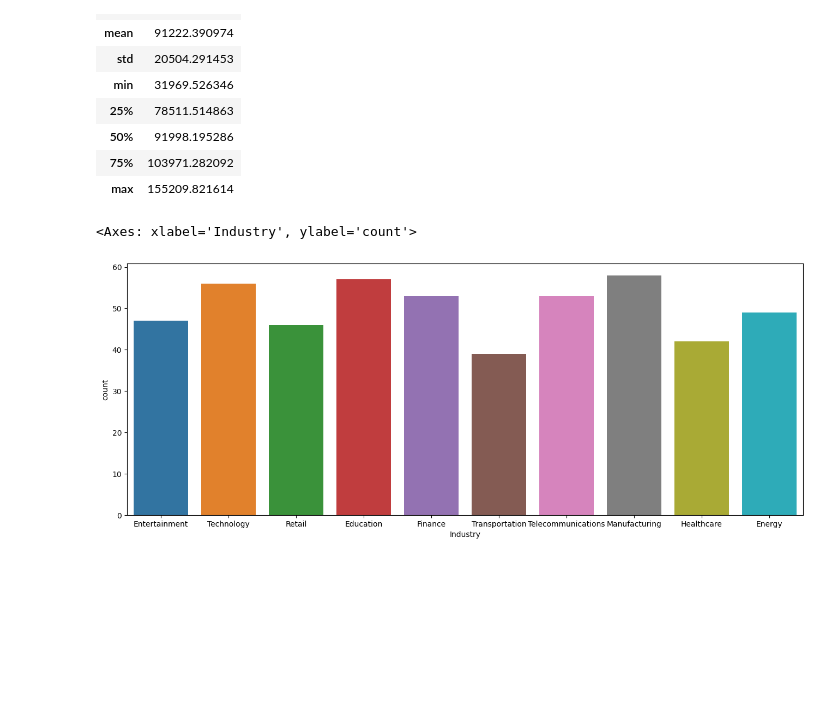
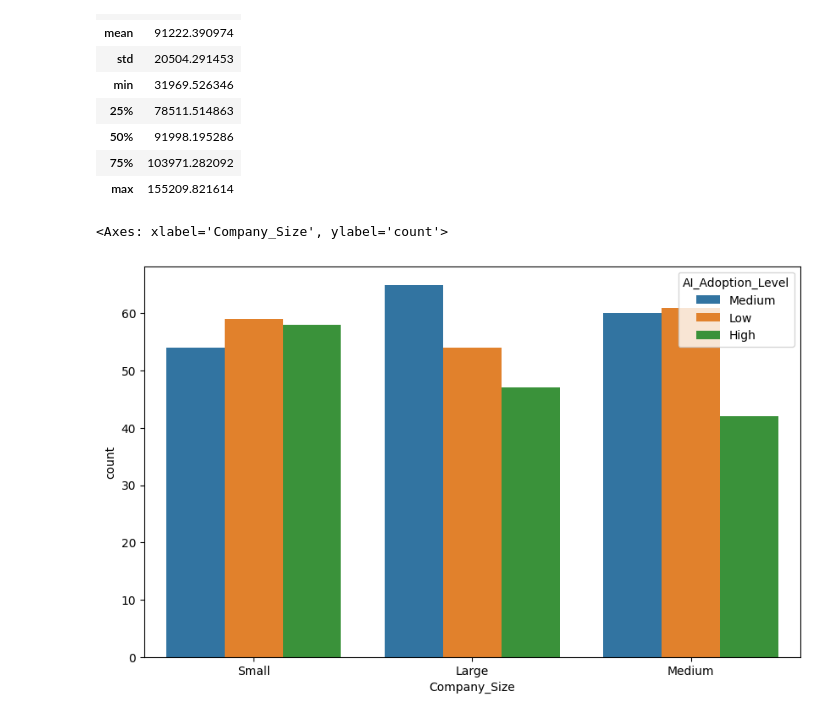
Before and after one commit to Lam2y/Data-Analytics, a Jupyter notebook: Datasets/AI Job Market Insights/AI Job Market Insights.ipynb, the cells around one changed output. Saved outputs shown, nothing was run; the diff lists cells and outputs as text; code cells hidden in the pictures; blank space fills up the shorter version.

```diff
--- a/Datasets/AI Job Market Insights/AI Job Market Insights.ipynb
+++ b/Datasets/AI Job Market Insights/AI Job Market Insights.ipynb
@@ -78,8 +78,8 @@ df.describe()
 | max | 155209.821614 |
 # %%
 import seaborn as sns
-plt.figure(figsize=(15,6))
-sns.countplot(x=df['Industry'],data=df,hue=df['Industry'],width=0.8)
+plt.figure(figsize=(10,6))
+sns.countplot(x=df['Company_Size'],data=df,hue=df['AI_Adoption_Level'],width=0.8)
 # %% [output]
-<Axes: xlabel='Industry', ylabel='count'>
+<Axes: xlabel='Company_Size', ylabel='count'>
-[figure, old version]
+[figure, new version]
```
Also changed, not shown: 2 other files.
